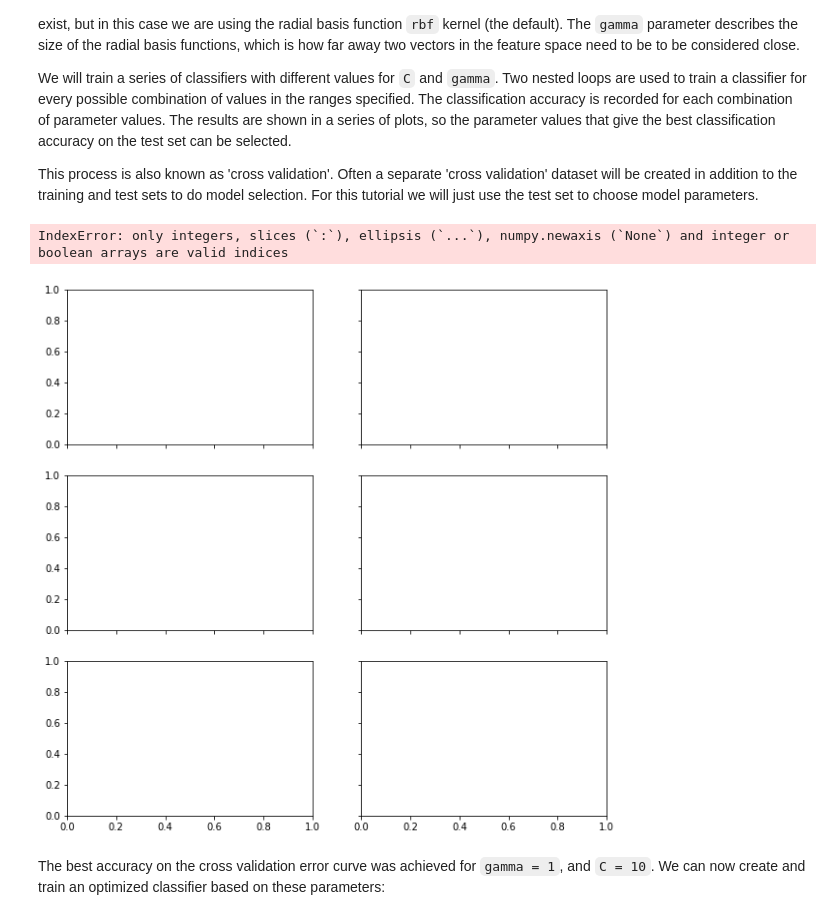
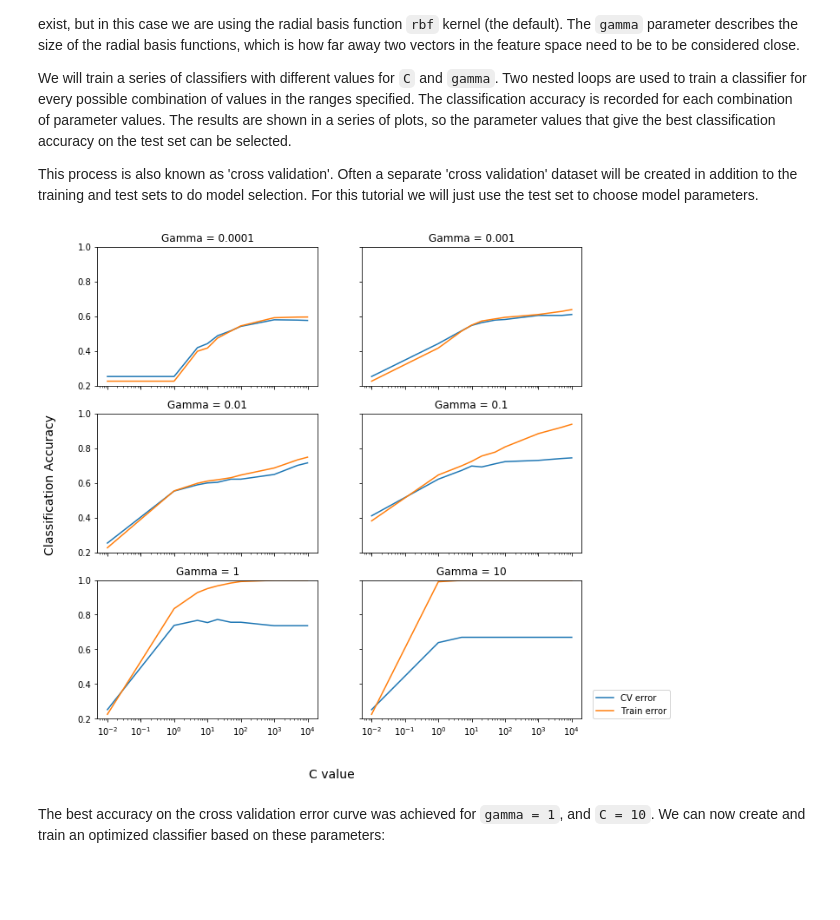
Before and after one commit to PeterFlaming/facies_classification, a Jupyter notebook: Facies Classification - SVM - MATT.ipynb, the cells around one changed output. Cells and saved outputs as stored; diff of their text form; code cells hidden in the pictures; blank space fills up the shorter version.

Commit message:
Updated for new numpy version

```diff
--- a/Facies Classification - SVM - MATT.ipynb
+++ b/Facies Classification - SVM - MATT.ipynb
@@ -297,8 +317,7 @@ Scikit also includes a handy function to randomly split the training data into t
 # %%
 from sklearn.model_selection import train_test_split
 
-X_train, X_test, y_train, y_test = train_test_split(
-        scaled_features, correct_facies_labels, test_size=0.2, random_state=42)
+X_train, X_test, y_train, y_test = train_test_split(scaled_features, correct_facies_labels, test_size=0.2, random_state=42)
 # %% [markdown]
 ## Training the SVM classifier
 
@@ -390,38 +425,37 @@ if do_model_selection:
 
     fig, axes = plt.subplots(3, 2,
                         sharex='col', sharey='row',figsize=(10,10))
-    plot_number = 0.0001
+    plot_number = 0
     for outer_ind, gamma_value in enumerate(gamma_range):
-        row = plot_number / 2
-        column = plot_number % 2
+        row = int((plot_number / 2))
+        column = int((plot_number % 2))
         cv_errors = np.zeros(C_range.shape)
         train_errors = np.zeros(C_range.shape)
         for index, c_value in enumerate(C_range):
 
             clf = svm.SVC(C = c_value, gamma = gamma_value)
             clf.fit(X_train,y_train)
 
             train_conf = confusion_matrix(y_train, clf.predict(X_train))
             cv_conf = confusion_matrix(y_test, clf.predict(X_test))
 
             cv_errors[index] = accuracy(cv_conf)
             train_errors[index] = accuracy(train_conf)
         ax = axes[row, column]
         ax.set_title('Gamma = %g'%gamma_value)
         ax.semilogx(C_range, cv_errors, label='CV error')
         ax.semilogx(C_range, train_errors, label='Train error')
         plot_number += 1
         ax.set_ylim([0.2,1])
 
     ax.legend(bbox_to_anchor=(1.05, 0), loc='lower left', borderaxespad=0.)
     fig.text(0.5, 0.03, 'C value', ha='center',
              fontsize=14)
 
     fig.text(0.04, 0.5, 'Classification Accuracy', va='center',
              rotation='vertical', fontsize=14)
 # %% [output]
-IndexError: only integers, slices (`:`), ellipsis (`...`), numpy.newaxis (`None`) and integer or boolean arrays are valid indices
-[figure, old version]
+[figure, new version]
 # %% [markdown]
 The best accuracy on the cross validation error curve was achieved for `gamma = 1`, and `C = 10`.  We can now create and train an optimized classifier based on these parameters:
 # %%
```
Also changed, not shown: parts of 10 cells of this notebook, 1 other file.
